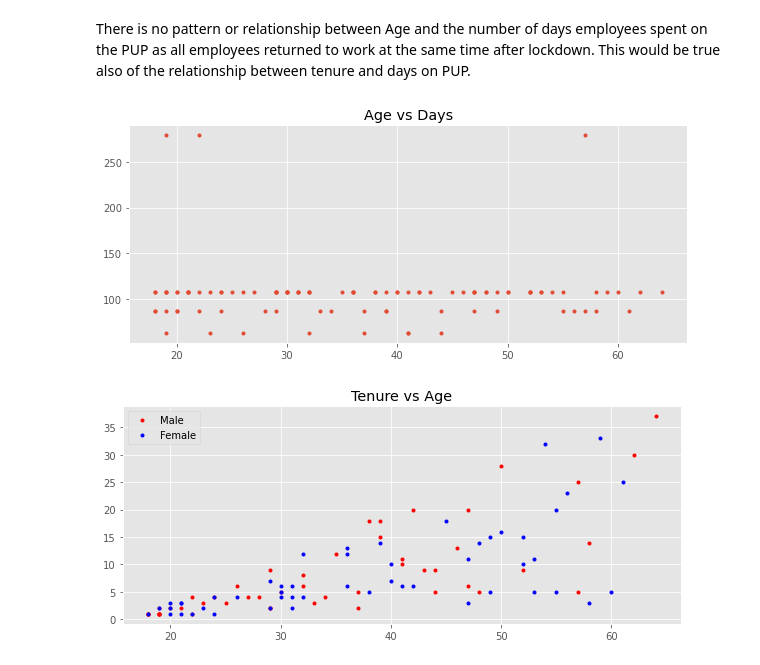
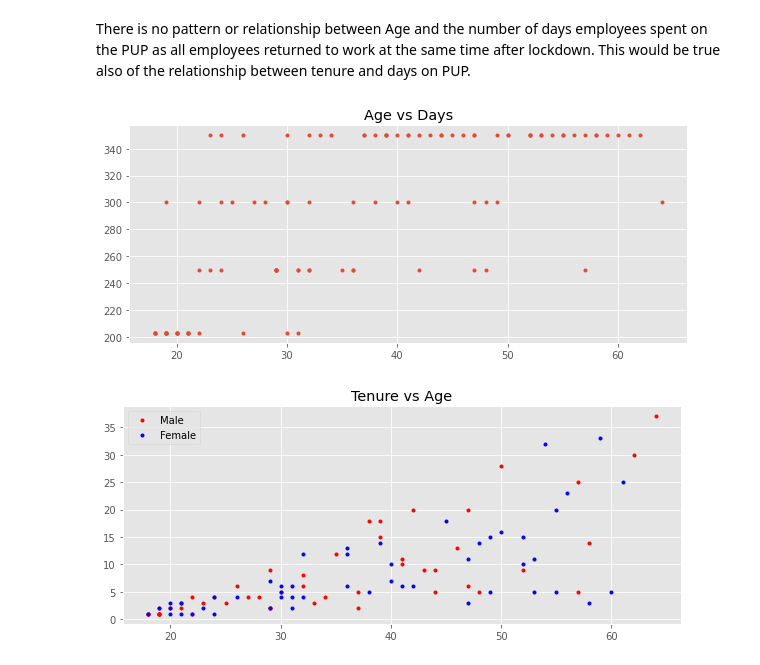
Before and after one commit to nmanley73/Project-Programming, a Jupyter notebook: Project - Programming.ipynb, the cells around one changed output. Cells and saved outputs as stored; diff of their text form; code cells hidden in the pictures.

```diff
--- a/Project - Programming.ipynb
+++ b/Project - Programming.ipynb
@@ -121,14 +121,3 @@ df.describe()
 #### Plotting relationships between variables
 # %% [markdown]
 The below plot displays a distinct pattern or relationship between the age and tenure variables. As expected the younger employee is likely to be in the job for a short period of time as they are just out of school. The older employee tends to stay longer in their job as they are settled, are in a senior position and chances of getting as good a job as their current position is unlikely. There are some outliers to this as whereby employees over 40 have changed positions perhaps after a career change or promotion into another company.
-# %%
-# makes plot bigger
-plt.rcParams['figure.figsize'] = (10.0, 4.0)
-# tidier plot
-plt.style.use("ggplot")
-# plot Age and tenure to see relationship
-plt.plot(df["Age"], df["Tenure"],'.')
-plt.title("Tenure vs Age")
-#plt.ylabel("Tenure")
-#plt.xlabel("Age")
-plt.show()
@@ -163,16 +150,16 @@ There is no pattern or relationship between Age and the number of days employees
 # %%
 # makes plot bigger
 plt.rcParams['figure.figsize'] = (10.0, 4.0)
 # tidier plot
 plt.style.use("ggplot")
 # plot Age and tenure to see relationship
-plt.plot(df["Age"], df["Days"],'.')
+plt.plot(df["Age"], df["Amount"],'.')
 plt.title("Age vs Days")
 #plt.ylabel("Tenure")
 #plt.xlabel("Age")
 plt.show()
 # %% [output]
-[figure, old version]
+[figure, new version]
 # %%
 # makes plot bigger
 plt.rcParams['figure.figsize'] = (10.0, 4.0)
```
Also changed, not shown: parts of 8 cells of this notebook, 1 other file.
